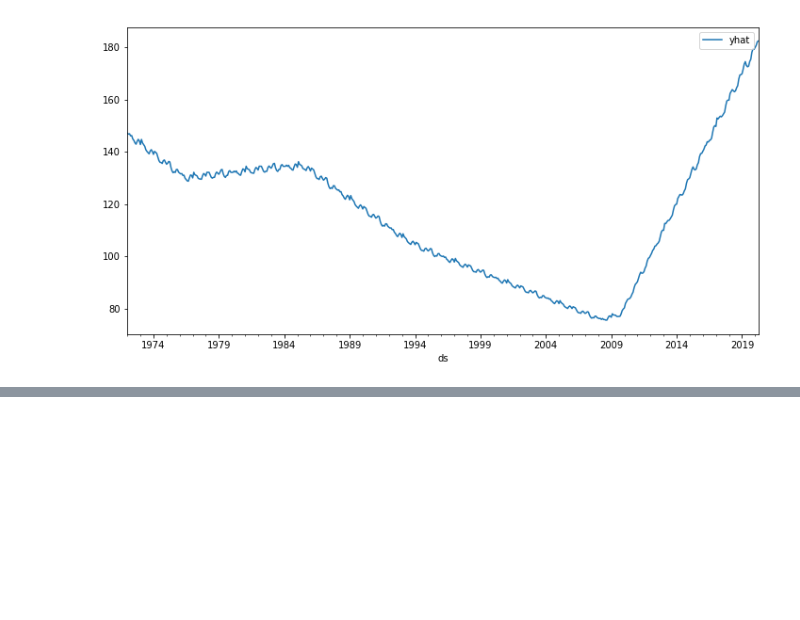
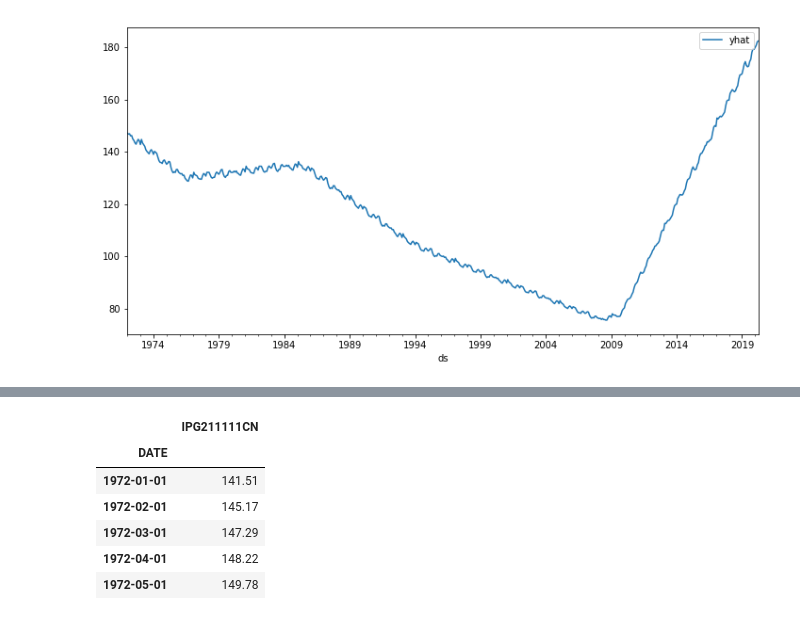
Before and after one commit to PratikUgale/ML_Problems, a Jupyter notebook: Time_series_forecasting/INDUSTRIAL_PRODUCTION_MINING_CRUDE_OIL.ipynb, the cells around one changed output, grey strips where cells are left out. Cells and saved outputs as stored; diff of their text form; code cells hidden in the pictures; blank space fills up the shorter version.

```diff
--- a/Time_series_forecasting/INDUSTRIAL_PRODUCTION_MINING_CRUDE_OIL.ipynb
+++ b/Time_series_forecasting/INDUSTRIAL_PRODUCTION_MINING_CRUDE_OIL.ipynb
@@ -136,0 +228,10 @@ forecast1.plot(x='ds',y='yhat',figsize=(12,6))
+# %%
+data1.head()
+# %% [output]
+|  | IPG211111CN |
+| DATE |  |
+| 1972-01-01 | 141.51 |
+| 1972-02-01 | 145.17 |
+| 1972-03-01 | 147.29 |
+| 1972-04-01 | 148.22 |
+| 1972-05-01 | 149.78 |
```
Also changed, not shown: parts of 51 cells of this notebook.
